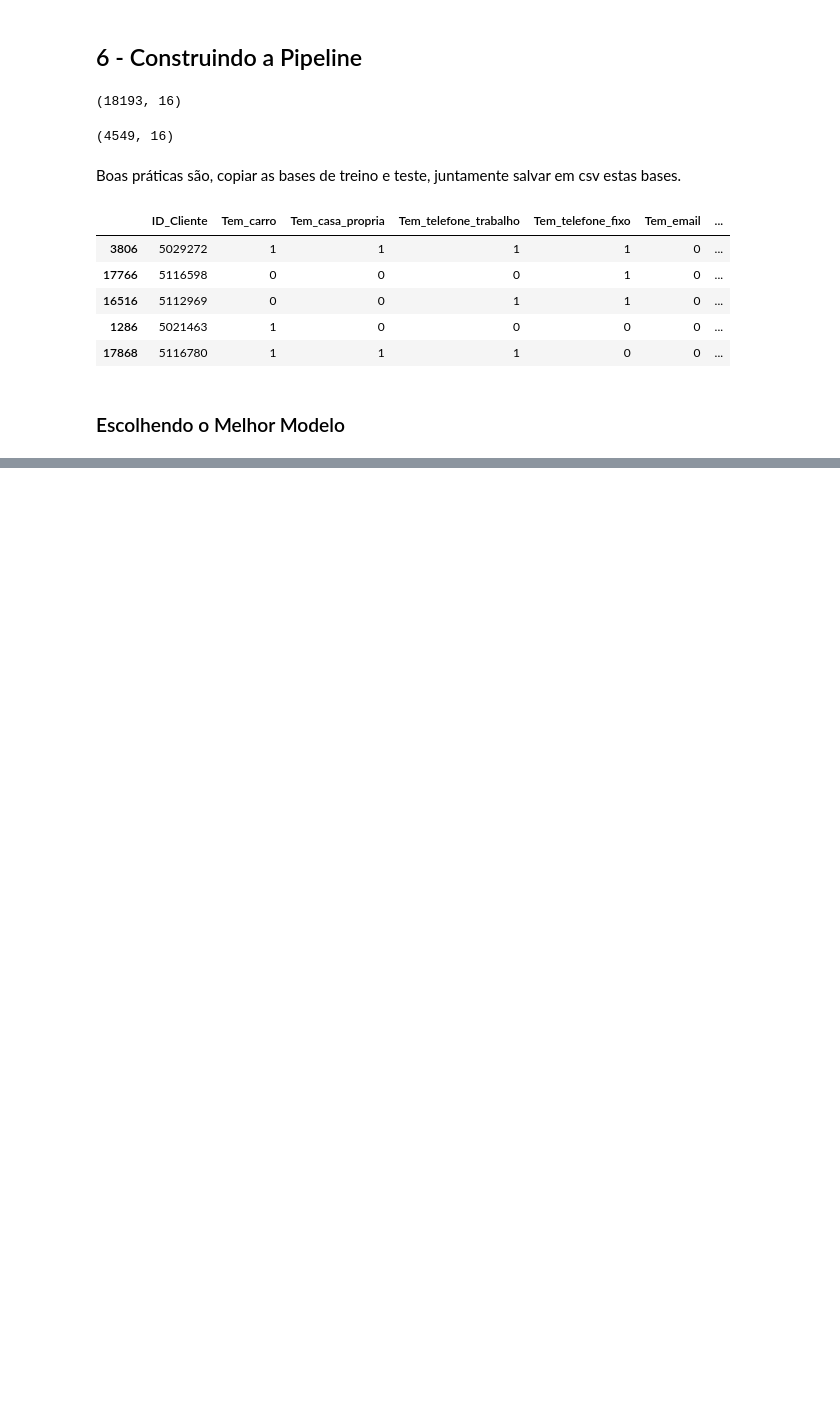
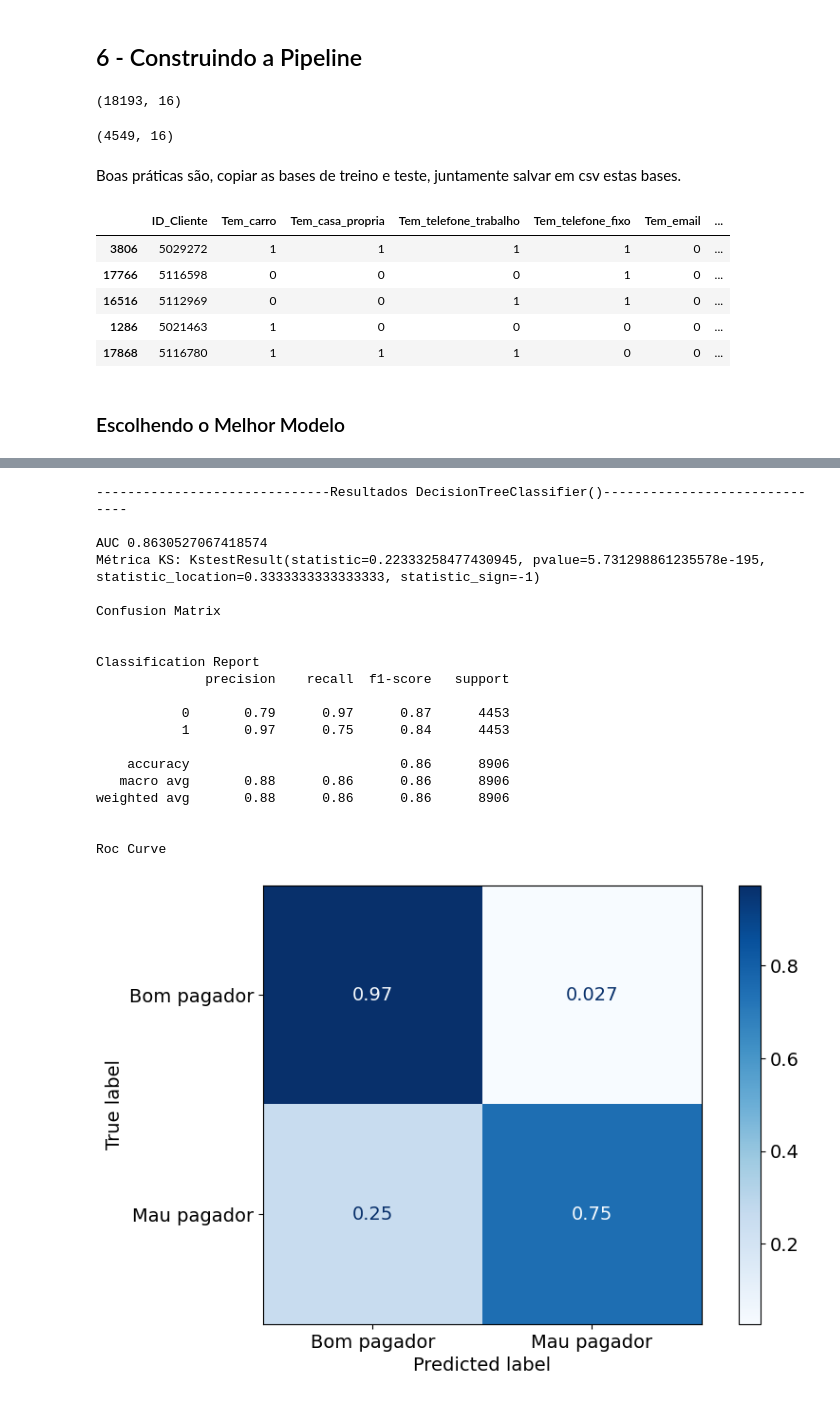
Before and after one commit to FladAlbu/Credit_card_aproval, a Jupyter notebook: Notebooks/1_tratando_os_dados.ipynb, the cells around one changed output, grey strips where cells are left out. Saved outputs shown, nothing was run; the diff lists cells and outputs as text; code cells hidden in the pictures; blank space fills up the shorter version.

```diff
--- a/Notebooks/1_tratando_os_dados.ipynb
+++ b/Notebooks/1_tratando_os_dados.ipynb
@@ -1066,0 +1177,27 @@ NameError: name 'train' is not defined
+# %%
+from sklearn.tree import DecisionTreeClassifier
+modelo_tree = DecisionTreeClassifier()
+# %%
+roda_modelo(modelo_tree)
+# %% [output]
+------------------------------Resultados DecisionTreeClassifier()------------------------------
+
+AUC 0.8630527067418574
+Métrica KS: KstestResult(statistic=0.22333258477430945, pvalue=5.731298861235578e-195, statistic_location=0.3333333333333333, statistic_sign=-1)
+
+Confusion Matrix
+
+
+Classification Report
+              precision    recall  f1-score   support
+
+           0       0.79      0.97      0.87      4453
+           1       0.97      0.75      0.84      4453
+
+    accuracy                           0.86      8906
+   macro avg       0.88      0.86      0.86      8906
+weighted avg       0.88      0.86      0.86      8906
+
+
+Roc Curve
+[figure, added]
```
Also changed, not shown: parts of 28 cells of this notebook, 1 other file.
